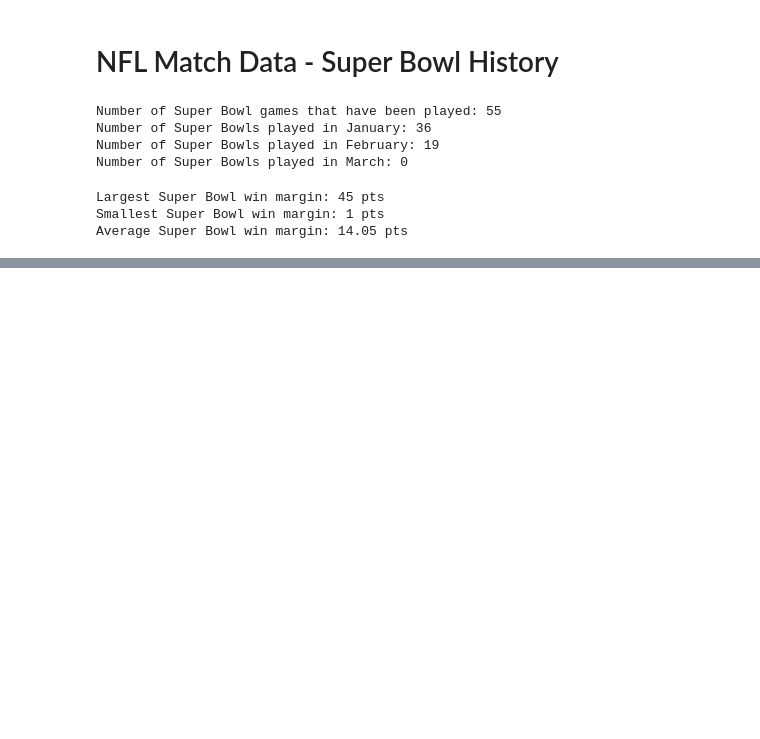
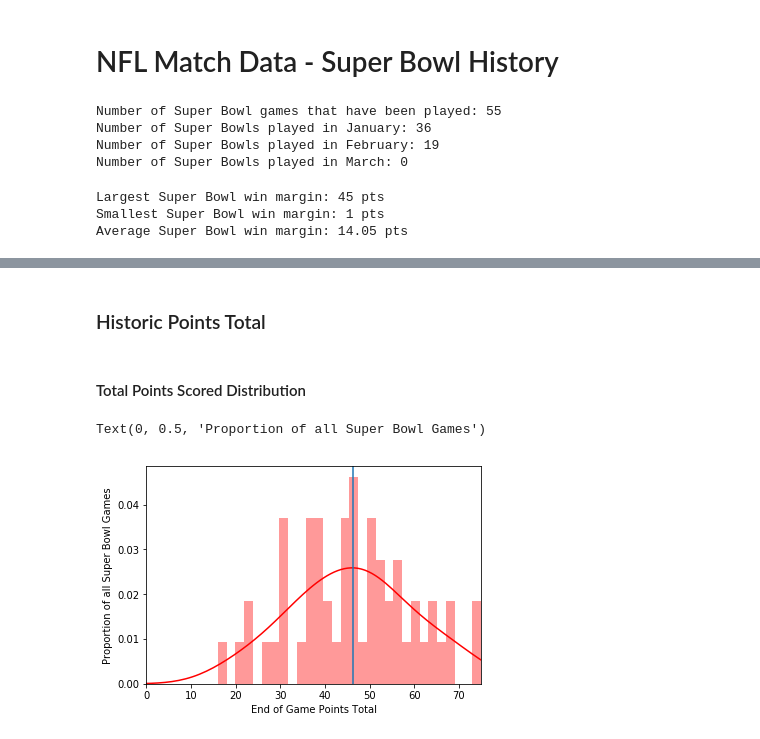
Before and after one commit to alessiomorteo/NFL, a Jupyter notebook: NFL_Match_Data_SuperBowl_History.ipynb, the cells around one changed output, grey strips where cells are left out. Saved outputs shown, nothing was run; the diff lists cells and outputs as text; code cells hidden in the pictures; blank space fills up the shorter version.

```diff
--- a/NFL_Match_Data_SuperBowl_History.ipynb
+++ b/NFL_Match_Data_SuperBowl_History.ipynb
@@ -37,0 +62,13 @@ sb_games.head()
+# %% [markdown]
+### Historic Points Total
+# %% [markdown]
+#### Total Points Scored Distribution
+# %%
+max_pts_total= sb_games["PtsTotal"].max()
+sns.distplot(sb_games["PtsTotal"], color="red", bins=30).set_xlim(0, max_pts_total)
+plt.axvline(x=sb_games["PtsTotal"].mean())
+plt.xlabel("End of Game Points Total")
+plt.ylabel("Proportion of all Super Bowl Games")
+# %% [output]
+Text(0, 0.5, 'Proportion of all Super Bowl Games')
+[figure, added]
```
Also changed, not shown: parts of 18 cells of this notebook.
